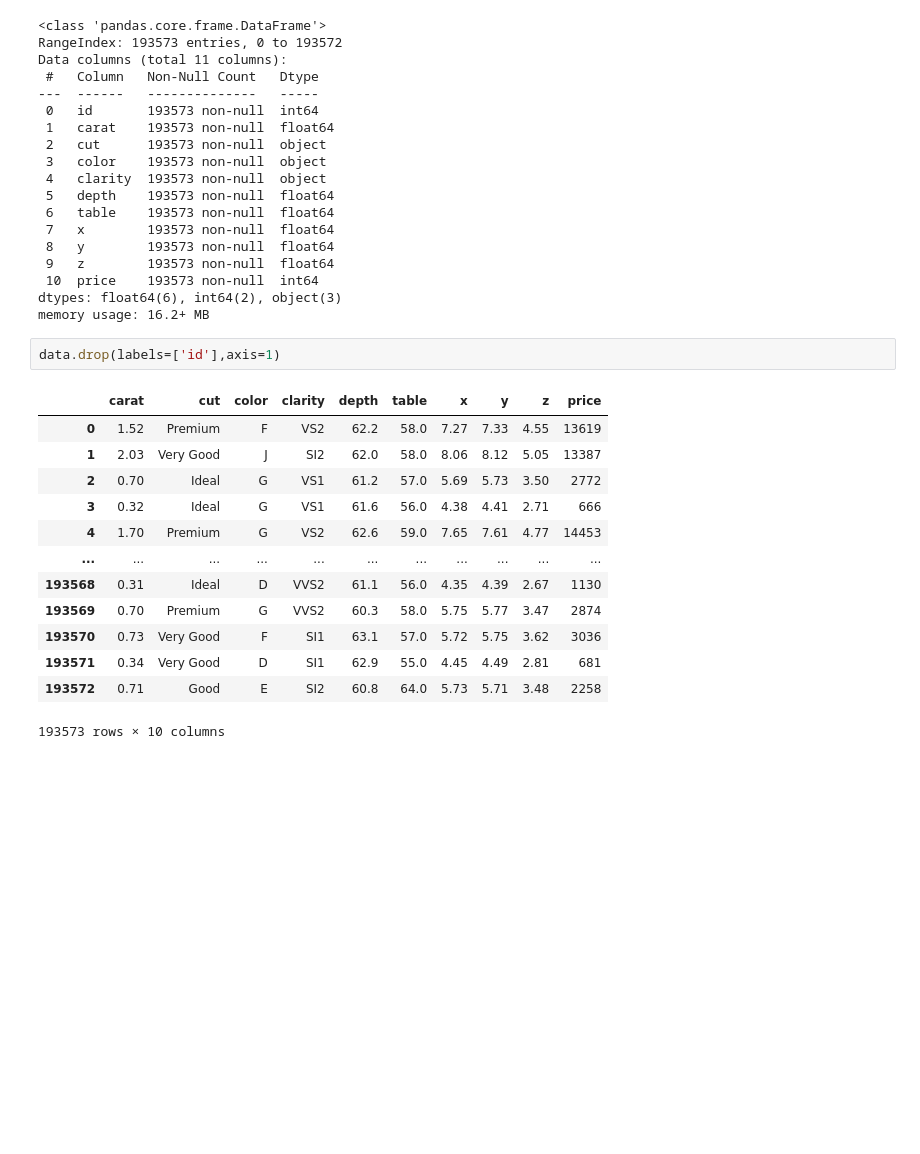
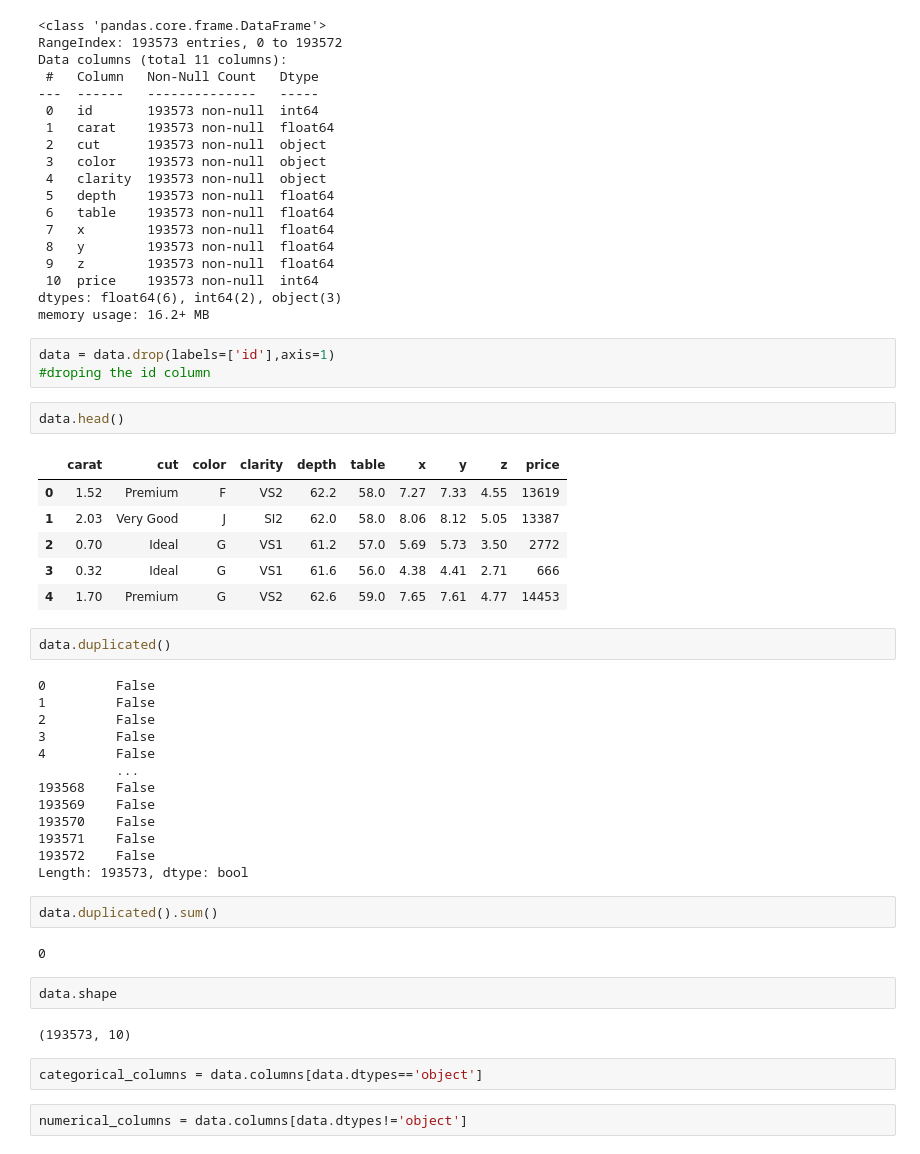
Before and after one commit to MosesCode42/fsdsendtoend-, a Jupyter notebook: notebooks/research.ipynb, the cells around one changed output. Cells and saved outputs as stored; diff of their text form; blank space fills up the shorter version.

```diff
--- a/notebooks/research.ipynb
+++ b/notebooks/research.ipynb
@@ -68,18 +68,41 @@ Data columns (total 11 columns):
 dtypes: float64(6), int64(2), object(3)
 memory usage: 16.2+ MB
 # %%
-data.drop(labels=['id'],axis=1)
+data = data.drop(labels=['id'],axis=1)
+#droping the id column
-# %% [output]
-|  | carat | cut | color | clarity | depth | table | x | y | z | price |
-| 0 | 1.52 | Premium | F | VS2 | 62.2 | 58.0 | 7.27 | 7.33 | 4.55 | 13619 |
-| 1 | 2.03 | Very Good | J | SI2 | 62.0 | 58.0 | 8.06 | 8.12 | 5.05 | 13387 |
-| 2 | 0.70 | Ideal | G | VS1 | 61.2 | 57.0 | 5.69 | 5.73 | 3.50 | 2772 |
-| 3 | 0.32 | Ideal | G | VS1 | 61.6 | 56.0 | 4.38 | 4.41 | 2.71 | 666 |
-| 4 | 1.70 | Premium | G | VS2 | 62.6 | 59.0 | 7.65 | 7.61 | 4.77 | 14453 |
-| ... | ... | ... | ... | ... | ... | ... | ... | ... | ... | ... |
-| 193568 | 0.31 | Ideal | D | VVS2 | 61.1 | 56.0 | 4.35 | 4.39 | 2.67 | 1130 |
-| 193569 | 0.70 | Premium | G | VVS2 | 60.3 | 58.0 | 5.75 | 5.77 | 3.47 | 2874 |
-| 193570 | 0.73 | Very Good | F | SI1 | 63.1 | 57.0 | 5.72 | 5.75 | 3.62 | 3036 |
-| 193571 | 0.34 | Very Good | D | SI1 | 62.9 | 55.0 | 4.45 | 4.49 | 2.81 | 681 |
-| 193572 | 0.71 | Good | E | SI2 | 60.8 | 64.0 | 5.73 | 5.71 | 3.48 | 2258 |
-193573 rows × 10 columns
+# %%
+data.head()
+# %% [output]
+|  | carat | cut | color | clarity | depth | table | x | y | z | price |
+| 0 | 1.52 | Premium | F | VS2 | 62.2 | 58.0 | 7.27 | 7.33 | 4.55 | 13619 |
+| 1 | 2.03 | Very Good | J | SI2 | 62.0 | 58.0 | 8.06 | 8.12 | 5.05 | 13387 |
+| 2 | 0.70 | Ideal | G | VS1 | 61.2 | 57.0 | 5.69 | 5.73 | 3.50 | 2772 |
+| 3 | 0.32 | Ideal | G | VS1 | 61.6 | 56.0 | 4.38 | 4.41 | 2.71 | 666 |
+| 4 | 1.70 | Premium | G | VS2 | 62.6 | 59.0 | 7.65 | 7.61 | 4.77 | 14453 |
+# %%
+data.duplicated()
+# %% [output]
+0         False
+1         False
+2         False
+3         False
+4         False
+          ...
+193568    False
+193569    False
+193570    False
+193571    False
+193572    False
+Length: 193573, dtype: bool
+# %%
+data.duplicated().sum()
+# %% [output]
+0
+# %%
+data.shape
+# %% [output]
+(193573, 10)
+# %%
+categorical_columns = data.columns[data.dtypes=='object']
+# %%
+numerical_columns = data.columns[data.dtypes!='object']
```
Also changed, not shown: parts of 9 cells of this notebook.
